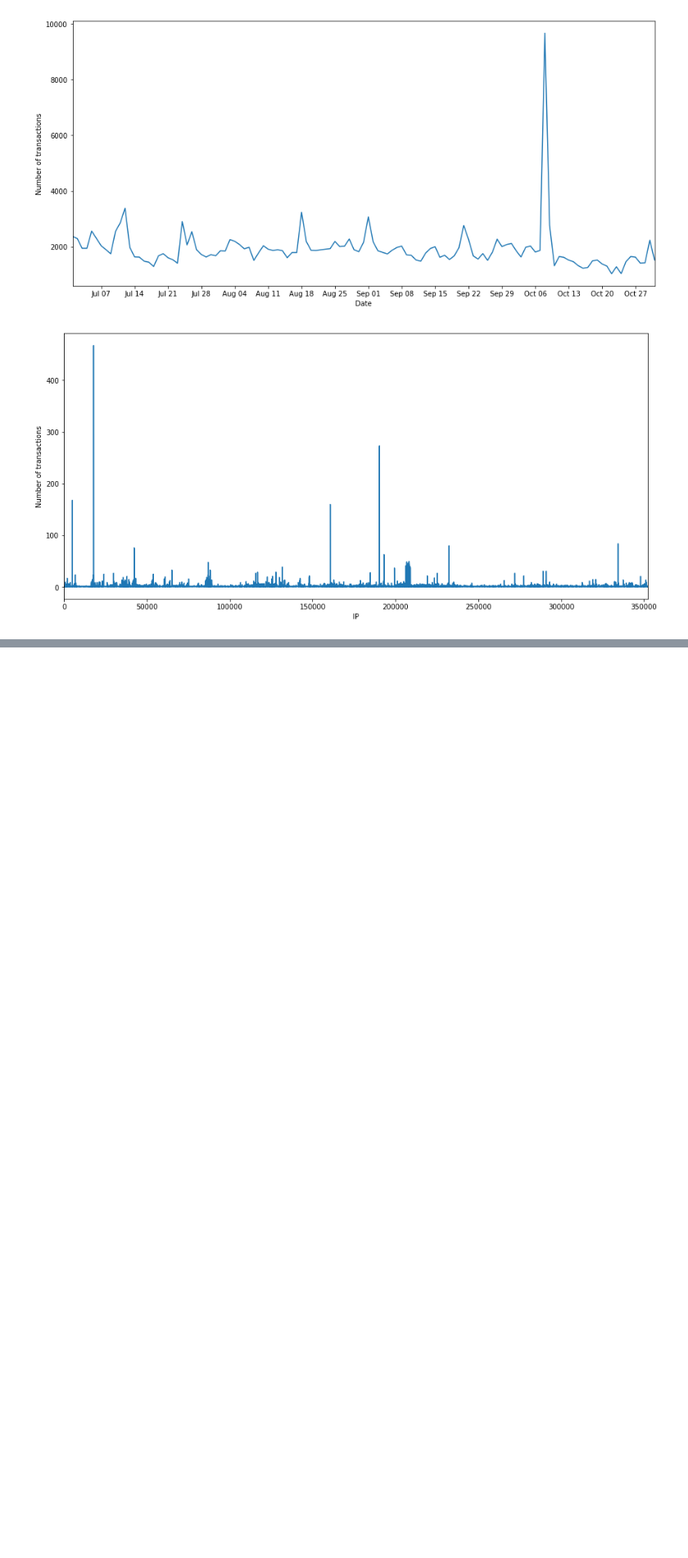
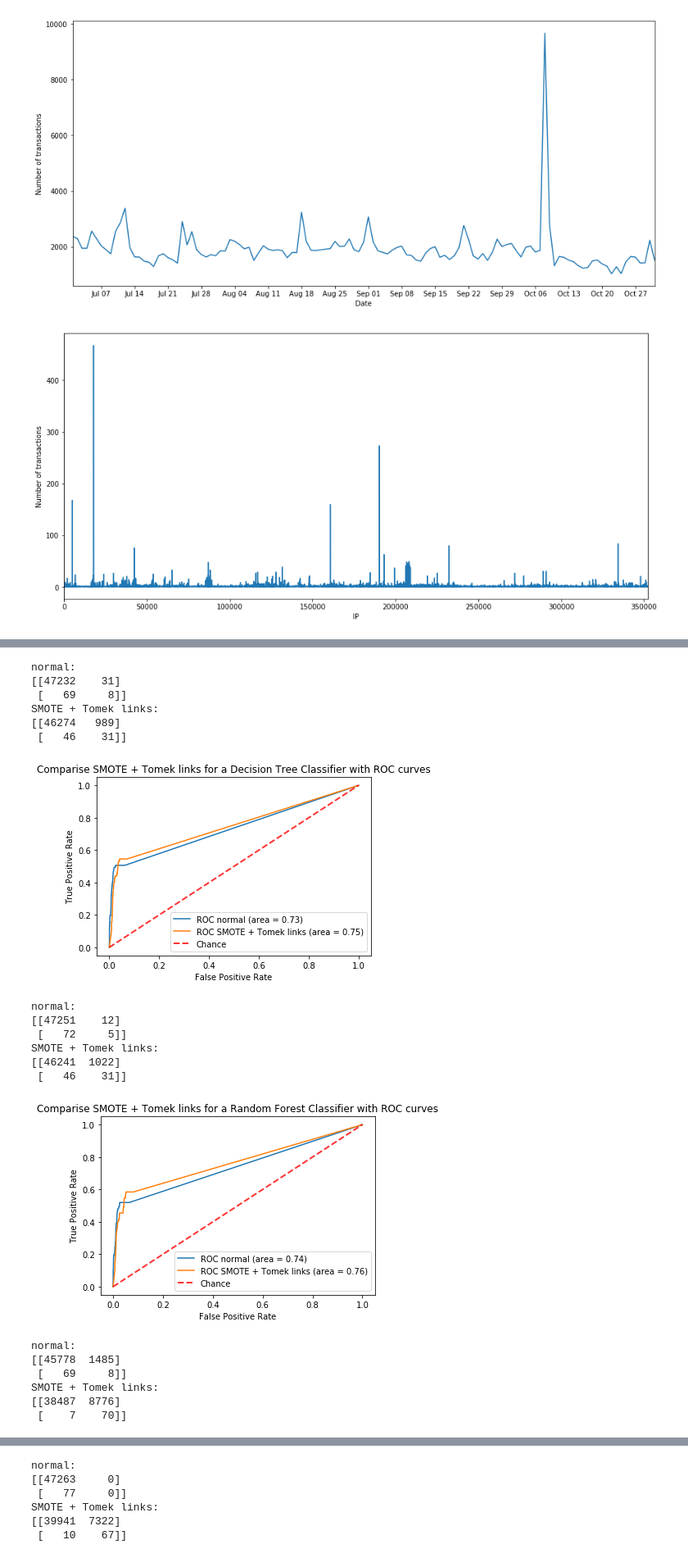
Before and after one commit to R-Graafmans/CDA_CS4035, a Jupyter notebook: Week 1 - Credit Card Fraud/Main-pandas.ipynb, the cells around one changed output, grey strips where cells are left out. Shown at 82% size. Saved outputs shown, nothing was run; the diff lists cells and outputs as text; code cells hidden in the pictures; blank space fills up the shorter version.

```diff
--- a/Week 1 - Credit Card Fraud/Main-pandas.ipynb
+++ b/Week 1 - Credit Card Fraud/Main-pandas.ipynb
@@ -290,0 +352,35 @@ SMOTEd:
+# %%
+data_ft = df[['usd_amount', 'dif_avg_amount', 'subscription', 'verification', 'cvcresponse']].values
+data_lbl = df[['label']].values.ravel()
+
+train_ft, test_ft, train_lbl, test_lbl = train_test_split(data_ft,data_lbl,test_size=0.2)
+
+smt = SMOTETomek(ratio='auto')
+
+train_ft_smt, train_lbl_smt = smt.fit_sample(train_ft,train_lbl)
+
+compare_sampling(DecisionTreeClassifier(), "Decision Tree Classifier", 'SMOTE + Tomek links', train_ft, train_ft_smt, test_ft, train_lbl, train_lbl_smt, test_lbl)
+compare_sampling(RandomForestClassifier(n_estimators=10), "Random Forest Classifier", 'SMOTE + Tomek links', train_ft, train_ft_smt, test_ft, train_lbl, train_lbl_smt, test_lbl)
+compare_sampling(GaussianNB(), "Gaussian Naive Bayes", 'SMOTE + Tomek links', train_ft, train_ft_smt, test_ft, train_lbl, train_lbl_smt, test_lbl)
+compare_sampling(AdaBoostClassifier(), "Ada Boost Classifier", 'SMOTE + Tomek links', train_ft, train_ft_smt, test_ft, train_lbl, train_lbl_smt, test_lbl)
+# %% [output]
+normal:
+[[47232    31]
+ [   69     8]]
+SMOTE + Tomek links:
+[[46274   989]
+ [   46    31]]
+[figure, added]
+normal:
+[[47251    12]
+ [   72     5]]
+SMOTE + Tomek links:
+[[46241  1022]
+ [   46    31]]
+[figure, added]
+normal:
+[[45778  1485]
+ [   69     8]]
+SMOTE + Tomek links:
+[[38487  8776]
+ [    7    70]]
@@ -290,0 +388,6 @@ SMOTEd:
+normal:
+[[47263     0]
+ [   77     0]]
+SMOTE + Tomek links:
+[[39941  7322]
+ [   10    67]]
```
Also changed, not shown: parts of 8 cells of this notebook, 1 other file.
